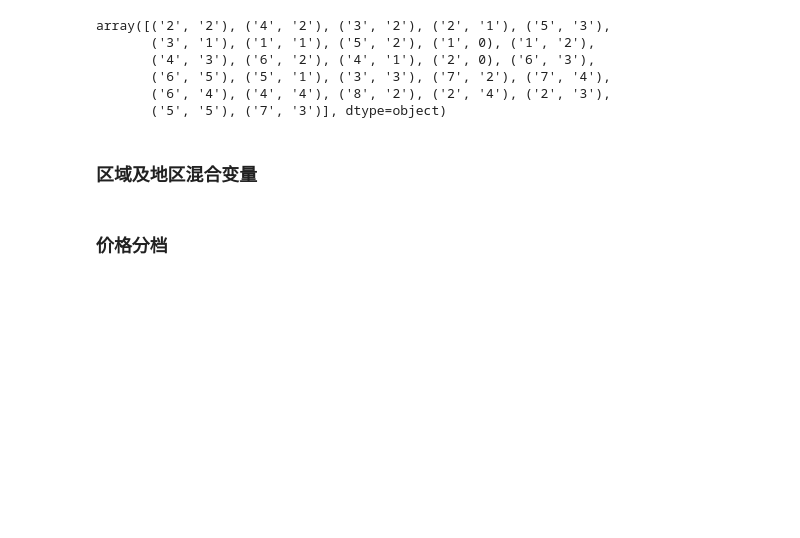
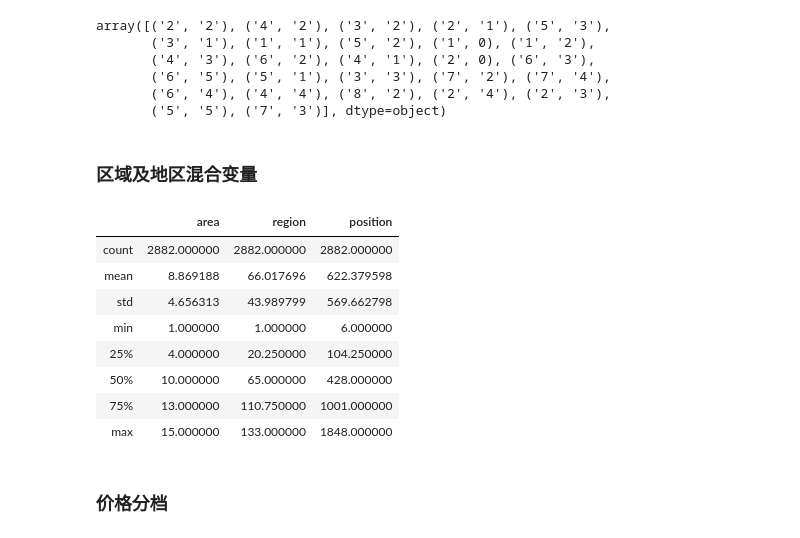
Before and after one commit to carlos121493/training_hz_house, a Jupyter notebook: data.ipynb, the cells around one changed output. Cells and saved outputs as stored; diff of their text form; code cells hidden in the pictures; blank space fills up the shorter version.

```diff
--- a/data.ipynb
+++ b/data.ipynb
@@ -163,6 +163,18 @@ from sklearn.preprocessing import PolynomialFeatures
 pf = PolynomialFeatures(degree=2, interaction_only=True, include_bias=False)
 res = pf.fit_transform(final_data[['area', 'region']])
 pos_df = pd.DataFrame(res, columns=['area', 'region', 'position'])
+# %%
+pos_df.describe()
+# %% [output]
+|  | area | region | position |
+| count | 2882.000000 | 2882.000000 | 2882.000000 |
+| mean | 8.869188 | 66.017696 | 622.379598 |
+| std | 4.656313 | 43.989799 | 569.662798 |
+| min | 1.000000 | 1.000000 | 6.000000 |
+| 25% | 4.000000 | 20.250000 | 104.250000 |
+| 50% | 10.000000 | 65.000000 | 428.000000 |
+| 75% | 13.000000 | 110.750000 | 1001.000000 |
+| max | 15.000000 | 133.000000 | 1848.000000 |
 # %%
 final_data['position'] = pos_df['position']
 # %%
```
Also changed, not shown: parts of 5 cells of this notebook, 1 other file.
